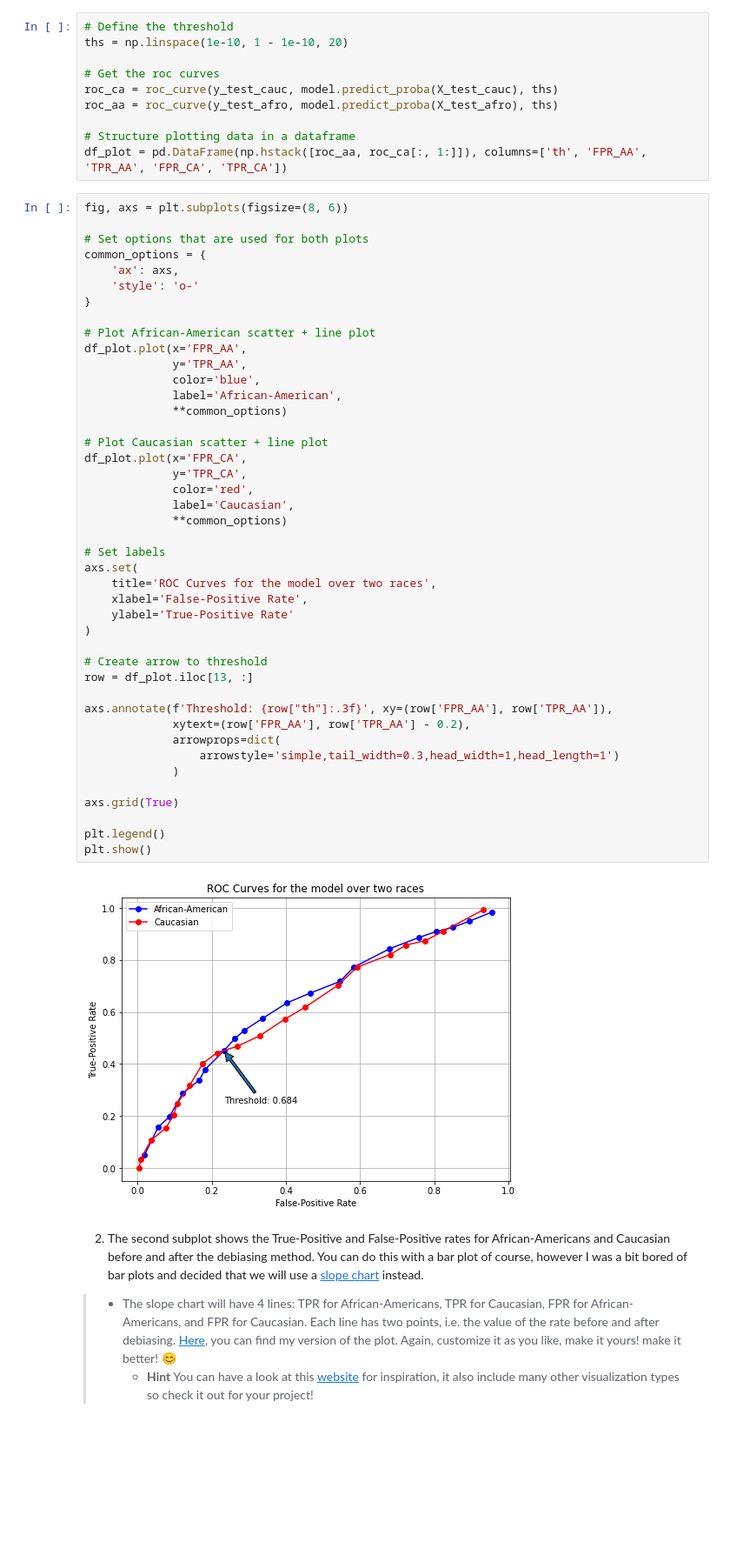
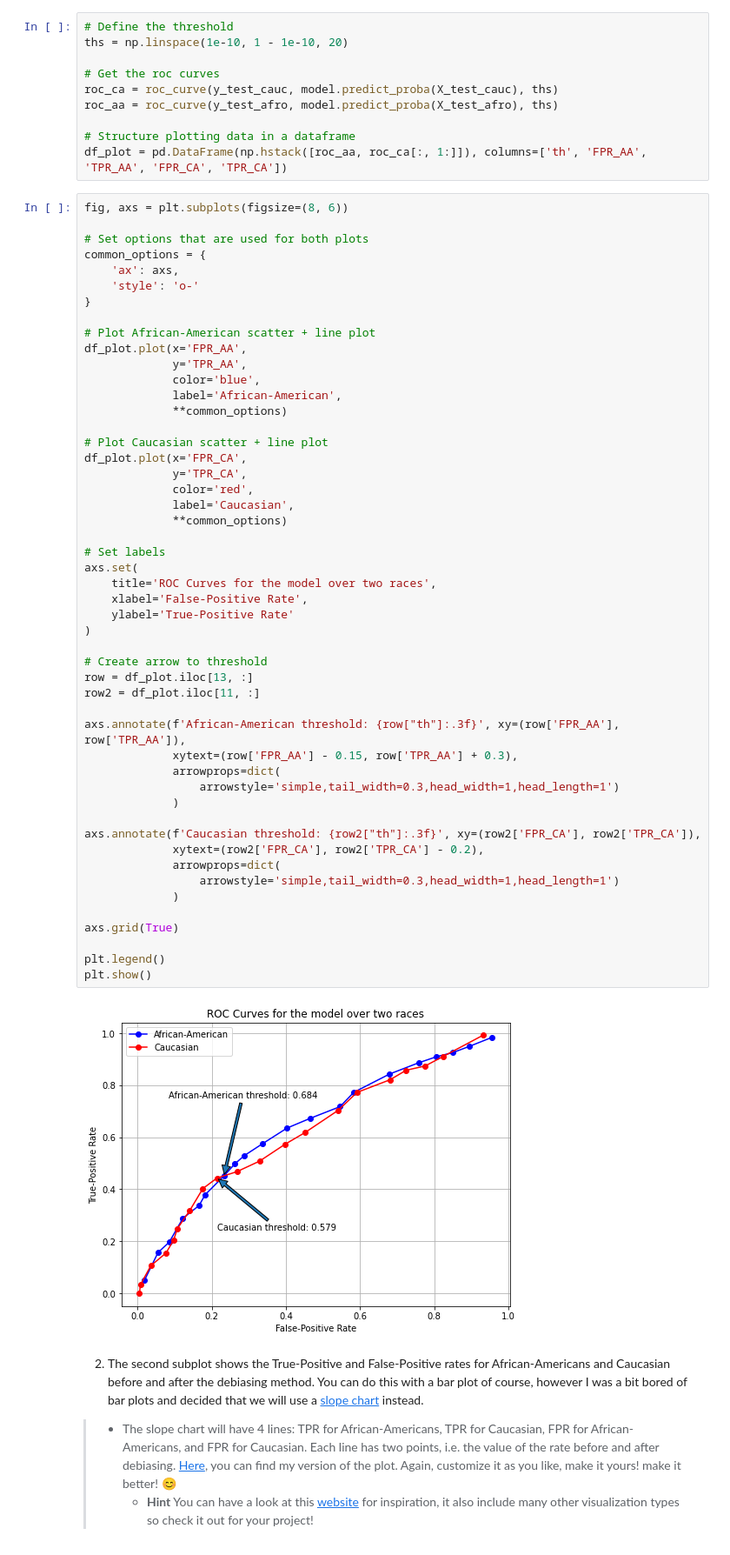
Before and after one commit to simonmoesorensen/socialdata2022, a Jupyter notebook: lectures/Week8.ipynb, the cells around one changed output. Shown at 87% size. Cells and saved outputs as stored; diff of their text form; blank space fills up the shorter version.

```diff
--- a/lectures/Week8.ipynb
+++ b/lectures/Week8.ipynb
@@ -493,36 +493,43 @@ df_plot.plot(x='FPR_AA',
              color='blue',
              label='African-American',
              **common_options)
 
 # Plot Caucasian scatter + line plot
 df_plot.plot(x='FPR_CA',
              y='TPR_CA',
              color='red',
              label='Caucasian',
              **common_options)
 
 # Set labels
 axs.set(
     title='ROC Curves for the model over two races',
     xlabel='False-Positive Rate',
     ylabel='True-Positive Rate'
 )
 
 # Create arrow to threshold
 row = df_plot.iloc[13, :]
+row2 = df_plot.iloc[11, :]
 
-axs.annotate(f'Threshold: {row["th"]:.3f}', xy=(row['FPR_AA'], row['TPR_AA']),
-             xytext=(row['FPR_AA'], row['TPR_AA'] - 0.2),
+axs.annotate(f'African-American threshold: {row["th"]:.3f}', xy=(row['FPR_AA'], row['TPR_AA']),
+             xytext=(row['FPR_AA'] - 0.15, row['TPR_AA'] + 0.3),
+             arrowprops=dict(
+                 arrowstyle='simple,tail_width=0.3,head_width=1,head_length=1')
+             )
+
+axs.annotate(f'Caucasian threshold: {row2["th"]:.3f}', xy=(row2['FPR_CA'], row2['TPR_CA']),
+             xytext=(row2['FPR_CA'], row2['TPR_CA'] - 0.2),
              arrowprops=dict(
                  arrowstyle='simple,tail_width=0.3,head_width=1,head_length=1')
              )
 
 axs.grid(True)
 
 plt.legend()
 plt.show()
 # %% [output]
-[figure, old version]
+[figure, new version]
 # %% [markdown]
 2. The second subplot shows the True-Positive and False-Positive rates for African-Americans and Caucasian before and after the debiasing method. You can do this with a bar plot of course, however I was a bit bored of bar plots and decided that we will use a [slope chart](https://towardsdatascience.com/slope-charts-why-how-11c2a0bc28be#:~:text=Slope%20charts%20are%20simple%20graphs,in%20the%20analyzed%20time%20interval.) instead.
 > * The slope chart will have 4 lines: TPR for African-Americans, TPR for Caucasian, FPR for African-Americans, and FPR for Caucasian.
```
Also changed, not shown: parts of 2 cells of this notebook, 1 other file.
